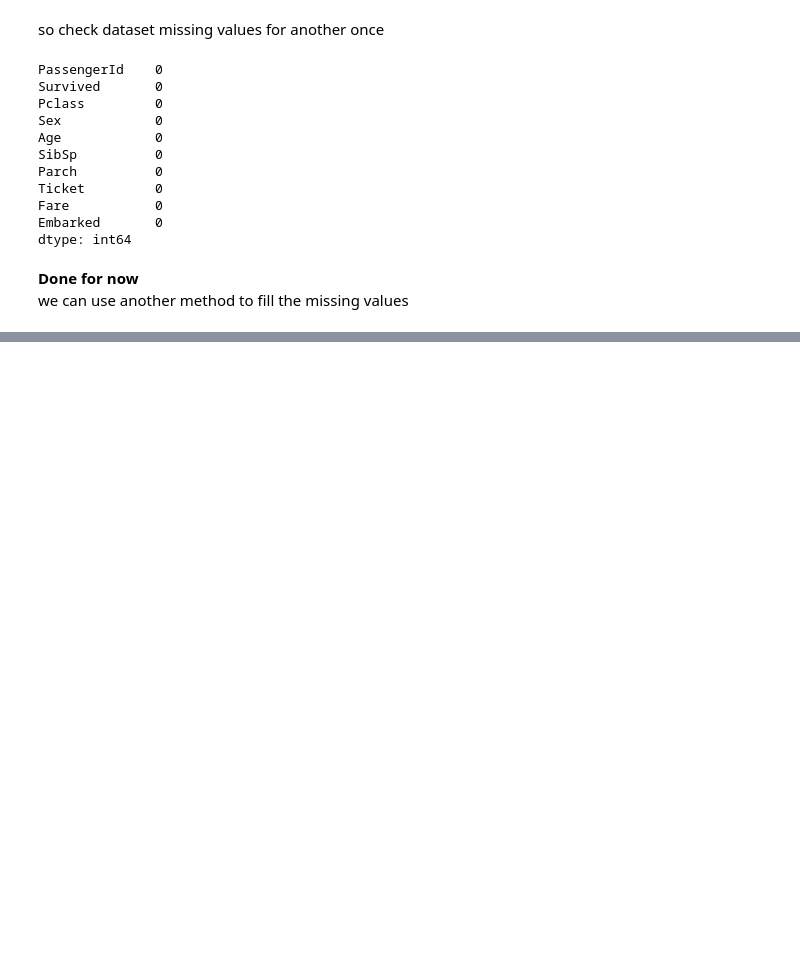
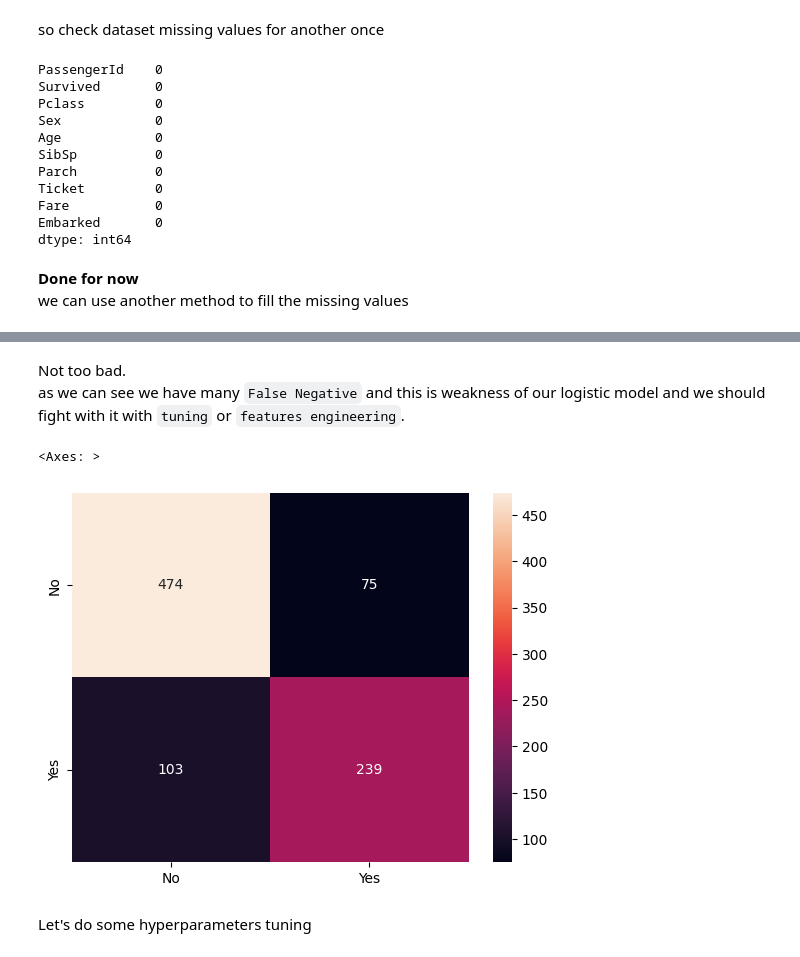
Before and after one commit to mrpintime/TitanicSurvivor, a Jupyter notebook: Titanic_(Kaggle_Competition).ipynb, the cells around one changed output, grey strips where cells are left out. Saved outputs shown, nothing was run; the diff lists cells and outputs as text; code cells hidden in the pictures; blank space fills up the shorter version.

```diff
--- a/Titanic_(Kaggle_Competition).ipynb
+++ b/Titanic_(Kaggle_Competition).ipynb
@@ -453,0 +480,2 @@ we can use another method to fill the missing values
+# %%
+df = df.drop(columns=['PassengerId'],axis=1)
@@ -453,0 +499,11 @@ we can use another method to fill the missing values
+# %%
+from sklearn.preprocessing import LabelEncoder
+
+encoding_s = LabelEncoder().fit_transform(df['Sex'])
+df['Sex'] = encoding_s
+
+encoding_e = LabelEncoder().fit_transform(df['Embarked'])
+df['Embarked'] = encoding_e
+
+encoding_t = LabelEncoder().fit_transform(df['Ticket'])
+df['Ticket'] = encoding_t
@@ -453,0 +537,8 @@ we can use another method to fill the missing values
+# %%
+from sklearn.preprocessing import StandardScaler
+
+X = df.iloc[:, 1:]
+y = df.iloc[:, 0]
+scaler = StandardScaler()
+
+X = scaler.fit_transform(X)
@@ -453,0 +577,7 @@ we can use another method to fill the missing values
+# %%
+logis = LogisticRegression()
+logis.fit(X, y.values.ravel())
+
+pred = logis.predict(X)
+
+print(classification_report(y_true=y, y_pred=pred))
@@ -453,0 +593,11 @@ we can use another method to fill the missing values
+# %% [markdown]
+Not too bad.
+as we can see we have many `False Negative` and this is weakness of our logistic model and we should fight with it with `tuning` or `features engineering`.
+# %%
+cm = confusion_matrix(y_true=y, y_pred=pred)
+sns.heatmap(cm, annot=True, fmt='d', xticklabels=['No','Yes'], yticklabels=['No','Yes'])
+# %% [output]
+<Axes: >
+[figure, added]
+# %% [markdown]
+Let's do some hyperparameters tuning
```
Also changed, not shown: parts of 35 cells of this notebook.
